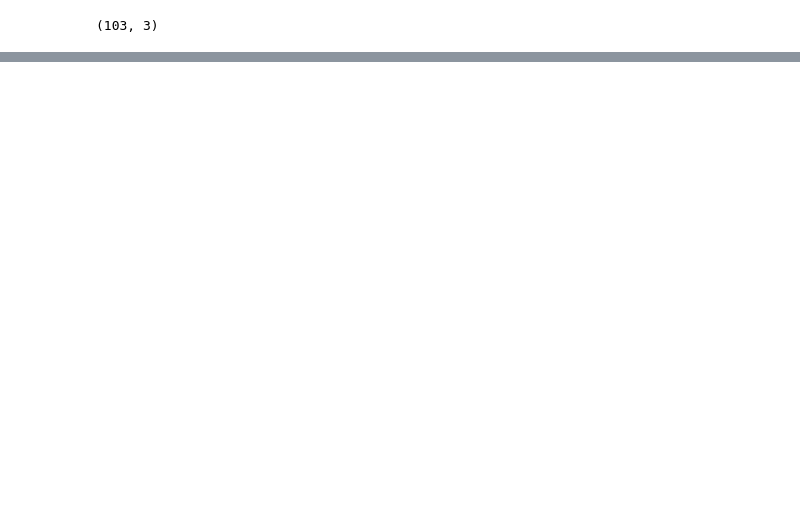
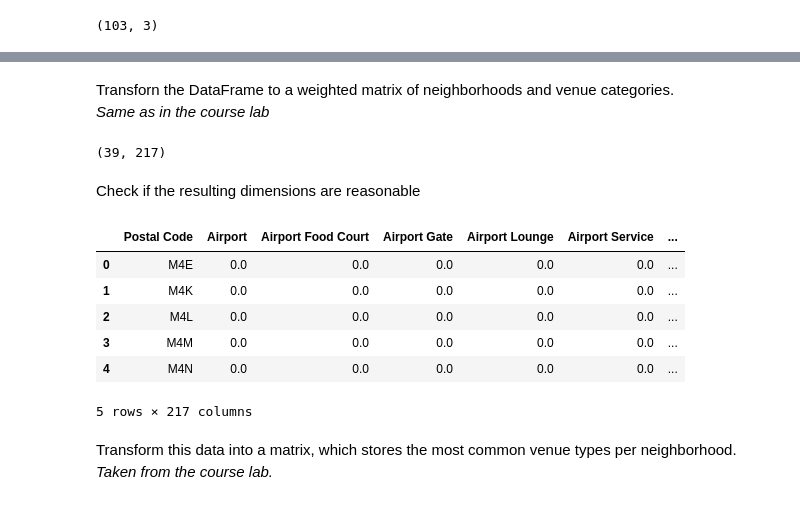
Before and after one commit to stephensipos/Coursera_Capstone, a Jupyter notebook: capstone-project-2.ipynb, the cells around one changed output, grey strips where cells are left out. Saved outputs shown, nothing was run; the diff lists cells and outputs as text; code cells hidden in the pictures; blank space fills up the shorter version.

```diff
--- a/capstone-project-2.ipynb
+++ b/capstone-project-2.ipynb
@@ -86,0 +168,18 @@ df.shape
+# %%
+
+toronto_map = folium.Map(location=[latitude, longitude], zoom_start=zoom_start)
+
+# add markers to map
+for lat, lng, label in zip(toronto_df['Latitude'], toronto_df['Longitude'], toronto_df['Neighborhood']):
+    label = folium.Popup(label, parse_html=True)
+    folium.CircleMarker(
+        [lat, lng],
+        radius=5,
+        popup=label,
+        color='blue',
+        fill=True,
+        fill_color='#3186cc',
+        fill_opacity=0.7,
+        parse_html=False).add_to(toronto_map)
+
+toronto_map
@@ -86,0 +190,4 @@ df.shape
+# %%
+CLIENT_ID = os.environ['FOURSQUARE_CLIENT_ID']
+CLIENT_SECRET = os.environ['FOURSQUARE_CLIENT_SECRET']
+VERSION = '20200411' # Foursquare API version
@@ -86,0 +276,22 @@ df.shape
+# %% [markdown]
+Transforn the DataFrame to a weighted matrix of neighborhoods and venue categories.
+_Same as in the course lab_
+# %%
+# one hot encoding
+onehot = pd.get_dummies(toronto_venues[['Venue Category']], prefix="", prefix_sep="")
+
+# add neighborhood column back to dataframe
+onehot['Postal Code'] = toronto_venues['Postal Code']
+
+# move neighborhood column to the first column
+fixed_columns = [onehot.columns[-1]] + list(onehot.columns[:-1])
+onehot = onehot[fixed_columns]
+
+# group by neighborhood and apply weights
+grouped = onehot.groupby('Postal Code').mean().reset_index()
+
+grouped.shape
+# %% [output]
+(39, 217)
+# %% [markdown]
+Check if the resulting dimensions are reasonable
@@ -86,0 +301,13 @@ df.shape
+# %%
+grouped.head()
+# %% [output]
+|  | Postal Code | Airport | Airport Food Court | Airport Gate | Airport Lounge | Airport Service | ... |
+| 0 | M4E | 0.0 | 0.0 | 0.0 | 0.0 | 0.0 | ... |
+| 1 | M4K | 0.0 | 0.0 | 0.0 | 0.0 | 0.0 | ... |
+| 2 | M4L | 0.0 | 0.0 | 0.0 | 0.0 | 0.0 | ... |
+| 3 | M4M | 0.0 | 0.0 | 0.0 | 0.0 | 0.0 | ... |
+| 4 | M4N | 0.0 | 0.0 | 0.0 | 0.0 | 0.0 | ... |
+5 rows × 217 columns
+# %% [markdown]
+Transform this data into a matrix, which stores the most common venue types per neighborhood.
+_Taken from the course lab._
```
Also changed, not shown: parts of 40 cells of this notebook, 1 other file.
